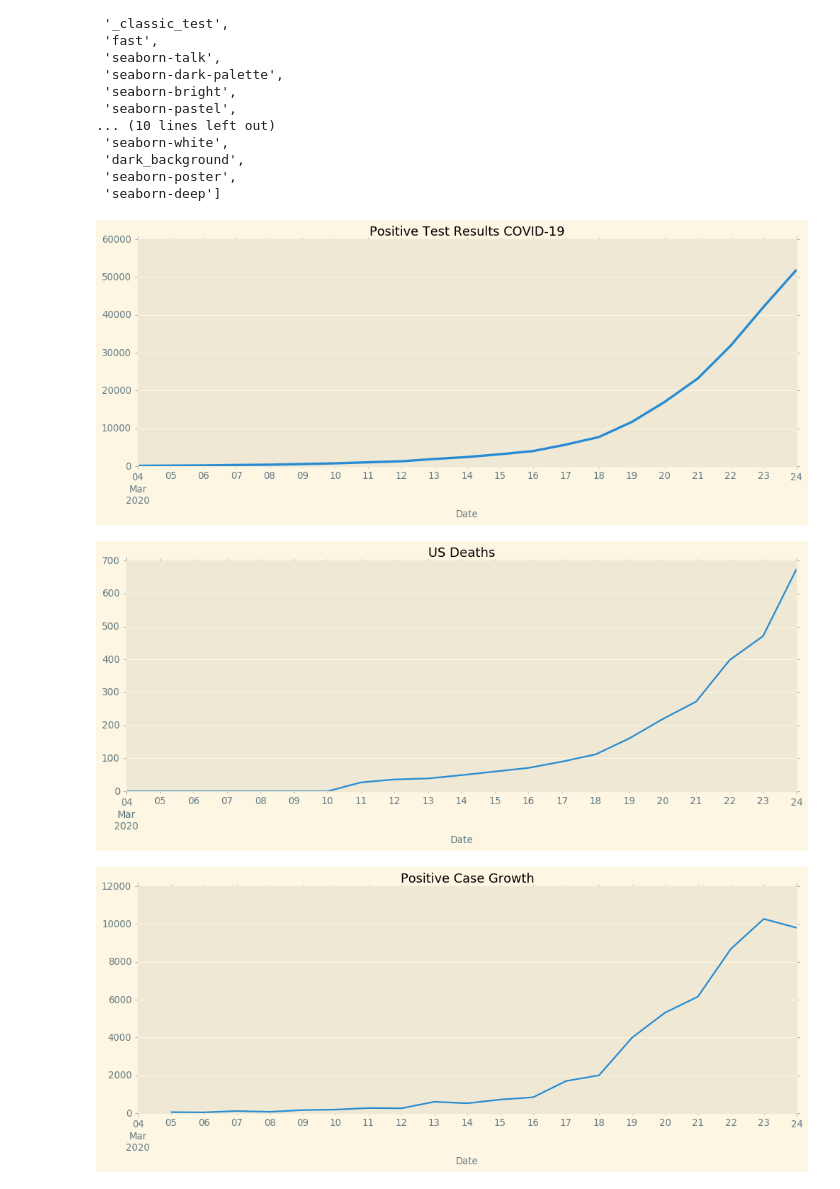
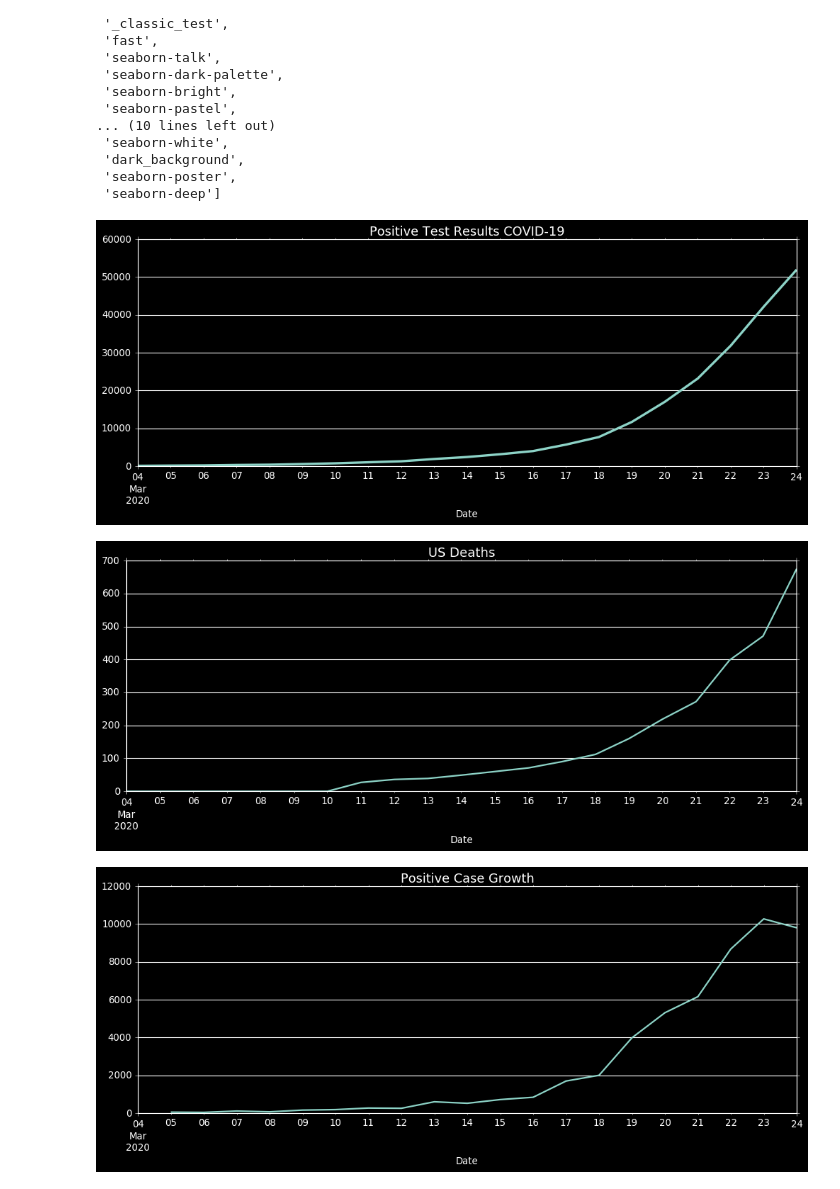
Before and after one commit to joelsewhere/covid-19, a Jupyter notebook: Coronavirus_data_tracker.ipynb, the cells around one changed output. Drawn from its saved outputs; the diff is of its cells as text; code cells hidden in the pictures.

Commit message:
image issue

```diff
--- a/Coronavirus_data_tracker.ipynb
+++ b/Coronavirus_data_tracker.ipynb
@@ -140,7 +140,7 @@ plt.style.available
  'seaborn-deep']
 # %%
 ## Visualizations
-plt.style.use('Solarize_Light2')
+plt.style.use('dark_background')
 with open('coronavirus.json') as f:
     plotting = json.load(f)
 
@@ -221,33 +221,33 @@ today['positive_rate'] = today.Positive/today.Total
 
 rates = today.sort_values(by='positive_rate', ascending = False)
 rates = rates[['State', 'positive_rate', 'Deaths', 'Positive']]
 
 rates = rates.set_index('State')
 
 
 
 colors = [Color(pick_for=x).get_hex_l() for x in rates.index]
 
 fig = go.Figure([go.Bar(x=rates.index, y=rates.positive_rate, marker_color=colors)])
 fig.update_layout(
     title_text = 'Positive Test Rate',
     geo_scope='usa', # limite map scope to USA
 )
 fig.show()
 fig.write_image('images/positive_test_rate.png')
 
 rates['death_rate'] = rates.Deaths/rates.Positive
 
 rates = rates.sort_values(by='death_rate', ascending=False)
 
 fig = go.Figure([go.Bar(x=rates.index, y=rates.death_rate, marker_color=colors)])
 fig.update_layout(
     title_text = 'Mortality Rate',
     geo_scope='usa', # limite map scope to USA
 )
 fig.show()
 fig.write_image('images/mortality_rate.png')
 # %% [output]
-[figure, old version]
+[figure, new version]
-[figure, old version]
+[figure, new version]
-[figure, old version]
+[figure, new version]
```
Also changed, not shown: parts of 1 cell of this notebook, 10 other files.
